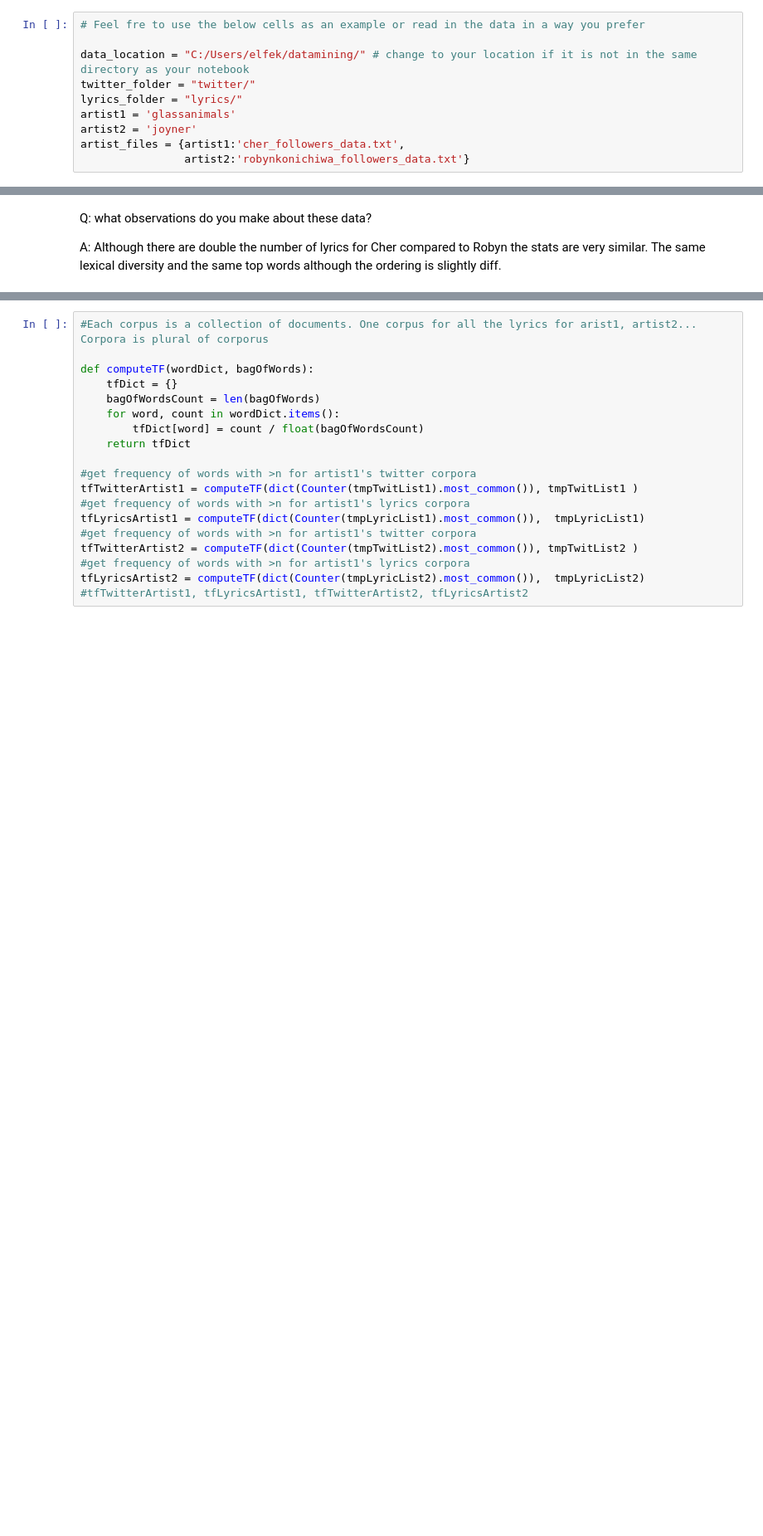
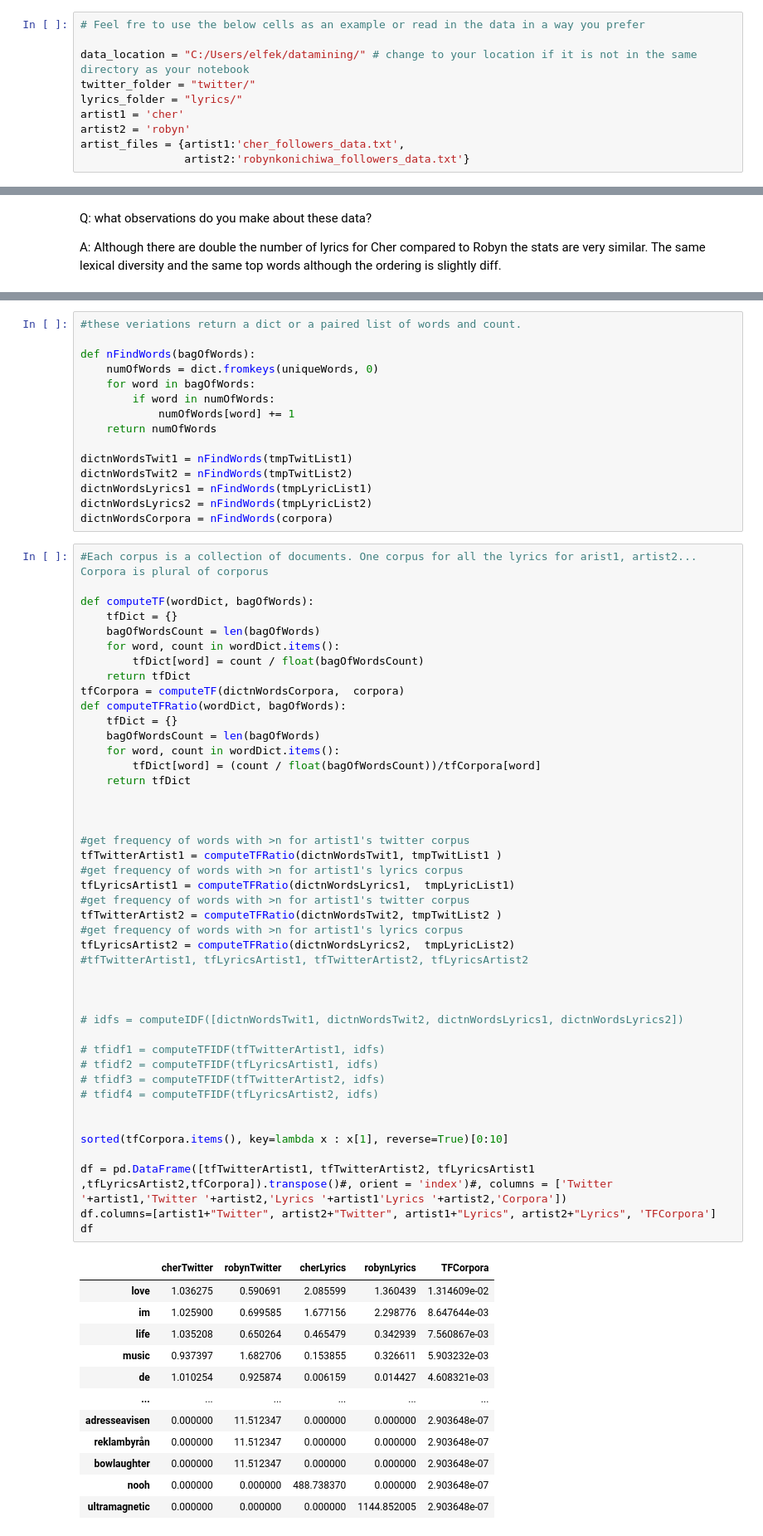
Before and after one commit to omariusthefirst/ads509_datamining_omar, a Jupyter notebook: Mod3/Group Comparison.ipynb, the cells around one changed output, grey strips where cells are left out. Shown: that part at 83% size. Saved outputs shown, nothing was run; the diff lists cells and outputs as text; blank space fills up the shorter version.

```diff
--- a/Mod3/Group Comparison.ipynb
+++ b/Mod3/Group Comparison.ipynb
@@ -162,8 +162,8 @@ Use this section to ingest your data into the data structures you plan to use. T
 data_location = "C:/Users/elfek/datamining/" # change to your location if it is not in the same directory as your notebook
 twitter_folder = "twitter/"
 lyrics_folder = "lyrics/"
-artist1 = 'glassanimals'
-artist2 = 'joyner'
+artist1 = 'cher'
+artist2 = 'robyn'
 artist_files = {artist1:'cher_followers_data.txt',
                 artist2:'robynkonichiwa_followers_data.txt'}
 # %%
@@ -379,19 +363,72 @@ nWordsTwit1[0:9] ,nWordsTwit1[-11:-1] , len(uniqueWordsTwitter), len(uniqueWords
+# %%
+#these veriations return a dict or a paired list of words and count.
+
+def nFindWords(bagOfWords):
+    numOfWords = dict.fromkeys(uniqueWords, 0)
+    for word in bagOfWords:
+        if word in numOfWords:
+            numOfWords[word] += 1
+    return numOfWords
+
+dictnWordsTwit1 = nFindWords(tmpTwitList1)
+dictnWordsTwit2 = nFindWords(tmpTwitList2)
+dictnWordsLyrics1 = nFindWords(tmpLyricList1)
+dictnWordsLyrics2 = nFindWords(tmpLyricList2)
+dictnWordsCorpora = nFindWords(corpora)
 # %%
 #Each corpus is a collection of documents. One corpus for all the lyrics for arist1, artist2... Corpora is plural of corporus
 
 def computeTF(wordDict, bagOfWords):
     tfDict = {}
     bagOfWordsCount = len(bagOfWords)
     for word, count in wordDict.items():
         tfDict[word] = count / float(bagOfWordsCount)
     return tfDict
+tfCorpora = computeTF(dictnWordsCorpora,  corpora)
+def computeTFRatio(wordDict, bagOfWords):
+    tfDict = {}
+    bagOfWordsCount = len(bagOfWords)
+    for word, count in wordDict.items():
+        tfDict[word] = (count / float(bagOfWordsCount))/tfCorpora[word]
+    return tfDict
 
-#get frequency of words with >n for artist1's twitter corpora
-tfTwitterArtist1 = computeTF(dict(Counter(tmpTwitList1).most_common()), tmpTwitList1 )
-#get frequency of words with >n for artist1's lyrics corpora
-tfLyricsArtist1 = computeTF(dict(Counter(tmpLyricList1).most_common()),  tmpLyricList1)
-#get frequency of words with >n for artist1's twitter corpora
-tfTwitterArtist2 = computeTF(dict(Counter(tmpTwitList2).most_common()), tmpTwitList2 )
-#get frequency of words with >n for artist1's lyrics corpora
-tfLyricsArtist2 = computeTF(dict(Counter(tmpLyricList2).most_common()),  tmpLyricList2)
+
+
+#get frequency of words with >n for artist1's twitter corpus
+tfTwitterArtist1 = computeTFRatio(dictnWordsTwit1, tmpTwitList1 )
+#get frequency of words with >n for artist1's lyrics corpus
+tfLyricsArtist1 = computeTFRatio(dictnWordsLyrics1,  tmpLyricList1)
+#get frequency of words with >n for artist1's twitter corpus
+tfTwitterArtist2 = computeTFRatio(dictnWordsTwit2, tmpTwitList2 )
+#get frequency of words with >n for artist1's lyrics corpus
+tfLyricsArtist2 = computeTFRatio(dictnWordsLyrics2,  tmpLyricList2)
 #tfTwitterArtist1, tfLyricsArtist1, tfTwitterArtist2, tfLyricsArtist2
+
+
+
+# idfs = computeIDF([dictnWordsTwit1, dictnWordsTwit2, dictnWordsLyrics1, dictnWordsLyrics2])
+
+# tfidf1 = computeTFIDF(tfTwitterArtist1, idfs)
+# tfidf2 = computeTFIDF(tfLyricsArtist1, idfs)
+# tfidf3 = computeTFIDF(tfTwitterArtist2, idfs)
+# tfidf4 = computeTFIDF(tfLyricsArtist2, idfs)
+
+
+sorted(tfCorpora.items(), key=lambda x : x[1], reverse=True)[0:10]
+
+df = pd.DataFrame([tfTwitterArtist1, tfTwitterArtist2, tfLyricsArtist1 ,tfLyricsArtist2,tfCorpora]).transpose()#, orient = 'index')#, columns = ['Twitter '+artist1,'Twitter '+artist2,'Lyrics '+artist1'Lyrics '+artist2,'Corpora'])
+df.columns=[artist1+"Twitter", artist2+"Twitter", artist1+"Lyrics", artist2+"Lyrics", 'TFCorpora']
+df
+# %% [output]
+|  | cherTwitter | robynTwitter | cherLyrics | robynLyrics | TFCorpora |
+| love | 1.036275 | 0.590691 | 2.085599 | 1.360439 | 1.314609e-02 |
+| im | 1.025900 | 0.699585 | 1.677156 | 2.298776 | 8.647644e-03 |
+| life | 1.035208 | 0.650264 | 0.465479 | 0.342939 | 7.560867e-03 |
+| music | 0.937397 | 1.682706 | 0.153855 | 0.326611 | 5.903232e-03 |
+| de | 1.010254 | 0.925874 | 0.006159 | 0.014427 | 4.608321e-03 |
+| ... | ... | ... | ... | ... | ... |
+| adresseavisen | 0.000000 | 11.512347 | 0.000000 | 0.000000 | 2.903648e-07 |
+| reklambyrån | 0.000000 | 11.512347 | 0.000000 | 0.000000 | 2.903648e-07 |
+| bowlaughter | 0.000000 | 11.512347 | 0.000000 | 0.000000 | 2.903648e-07 |
+| nooh | 0.000000 | 0.000000 | 488.738370 | 0.000000 | 2.903648e-07 |
+| ultramagnetic | 0.000000 | 0.000000 | 0.000000 | 1144.852005 | 2.903648e-07 |
```
Also changed, not shown: parts of 20 cells of this notebook.
